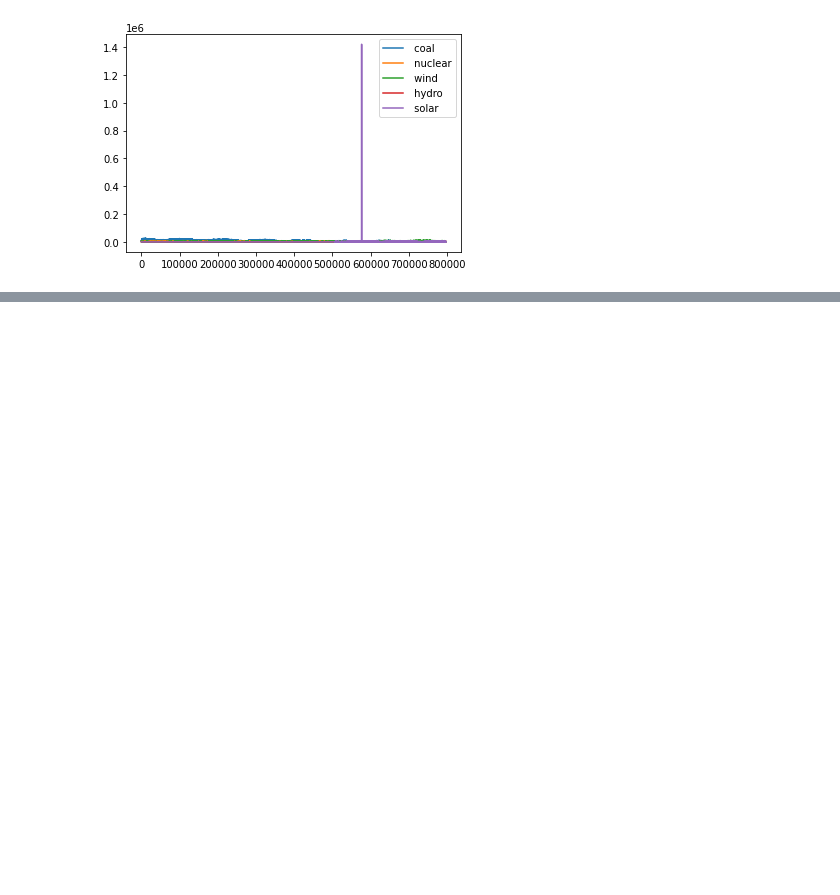
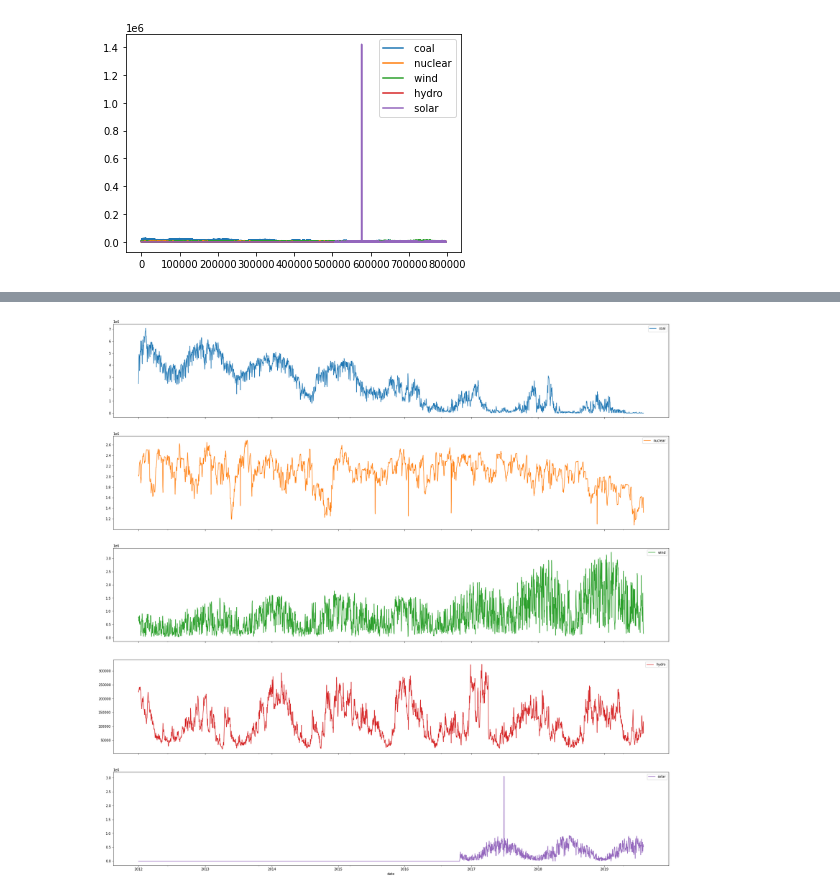
Before and after one commit to GregHHH/Python, a Jupyter notebook: intro_python/21.11.09/UK_energies.ipynb, the cells around one changed output, grey strips where cells are left out. Cells and saved outputs as stored; diff of their text form; code cells hidden in the pictures; blank space fills up the shorter version.

```diff
--- a/intro_python/21.11.09/UK_energies.ipynb
+++ b/intro_python/21.11.09/UK_energies.ipynb
@@ -26,4 +26,4 @@ data.plot()
 # %%
 # le nom de toutes les colonnes possède un espace au debut des colonnes, on va s'en debarasser
 
-data.rename(columns={" timestamp": "timestamp", " coal": "coal"," nuclear": "nuclear"," wind": "wind"," hydro": "hydro"," solar": "solar"})
+data = data.rename(columns={" timestamp": "timestamp", " coal": "coal"," nuclear": "nuclear"," wind": "wind"," hydro": "hydro"," solar": "solar"})
@@ -45,0 +30,4 @@ data.rename(columns={" timestamp": "timestamp", " coal": "coal"," nuclear": "nuc
+# %%
+# On split le timestamp en Jours et Heures
+data['date'] = pd.to_datetime(data['timestamp']).dt.date
+data['time'] = pd.to_datetime(data['timestamp']).dt.time
@@ -45,0 +36,4 @@ data.rename(columns={" timestamp": "timestamp", " coal": "coal"," nuclear": "nuc
+# %%
+# On somme l'énergie totale journalière
+daily = data.groupby(by=['date']).sum()
+print(daily)
@@ -46,2 +56,5 @@ data.rename(columns={" timestamp": "timestamp", " coal": "coal"," nuclear": "nuc
 # %%
 # On choisit la bonne représentation
+daily.plot(subplots=True, figsize=(30, 30));
+# %% [output]
+[figure, added]
```
Also changed, not shown: parts of 4 cells of this notebook, 2 other files.
